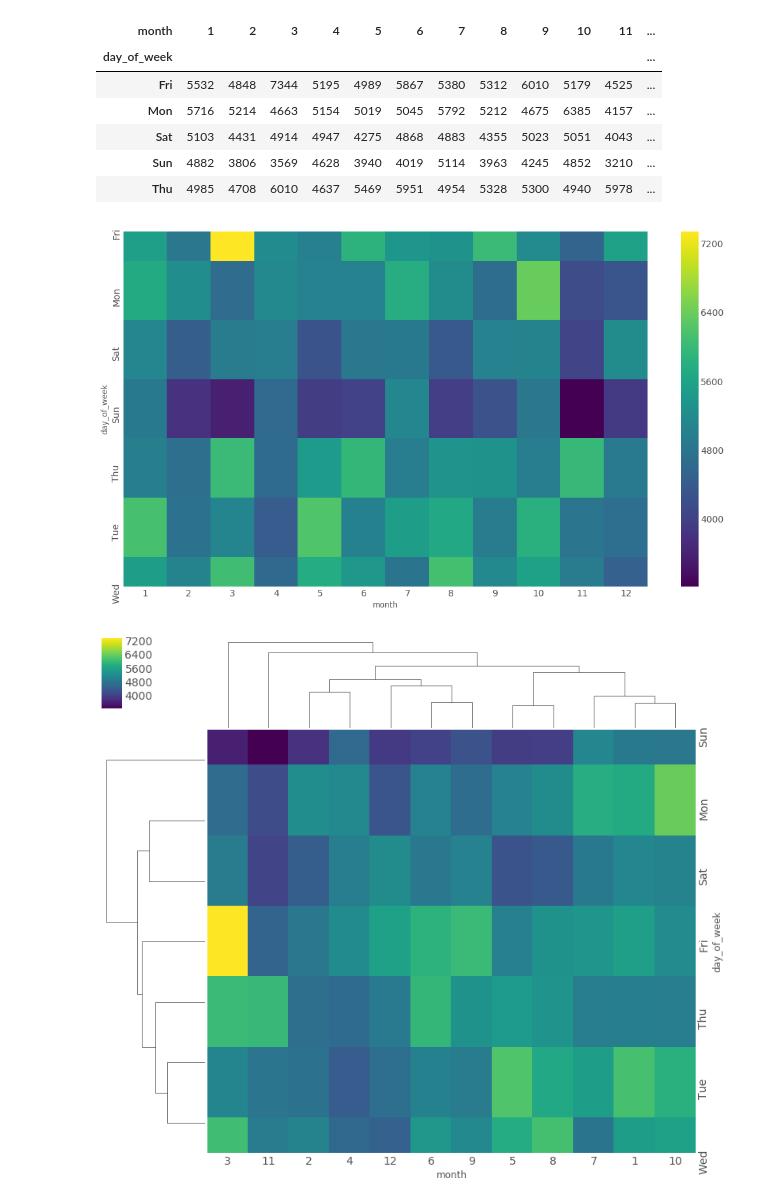
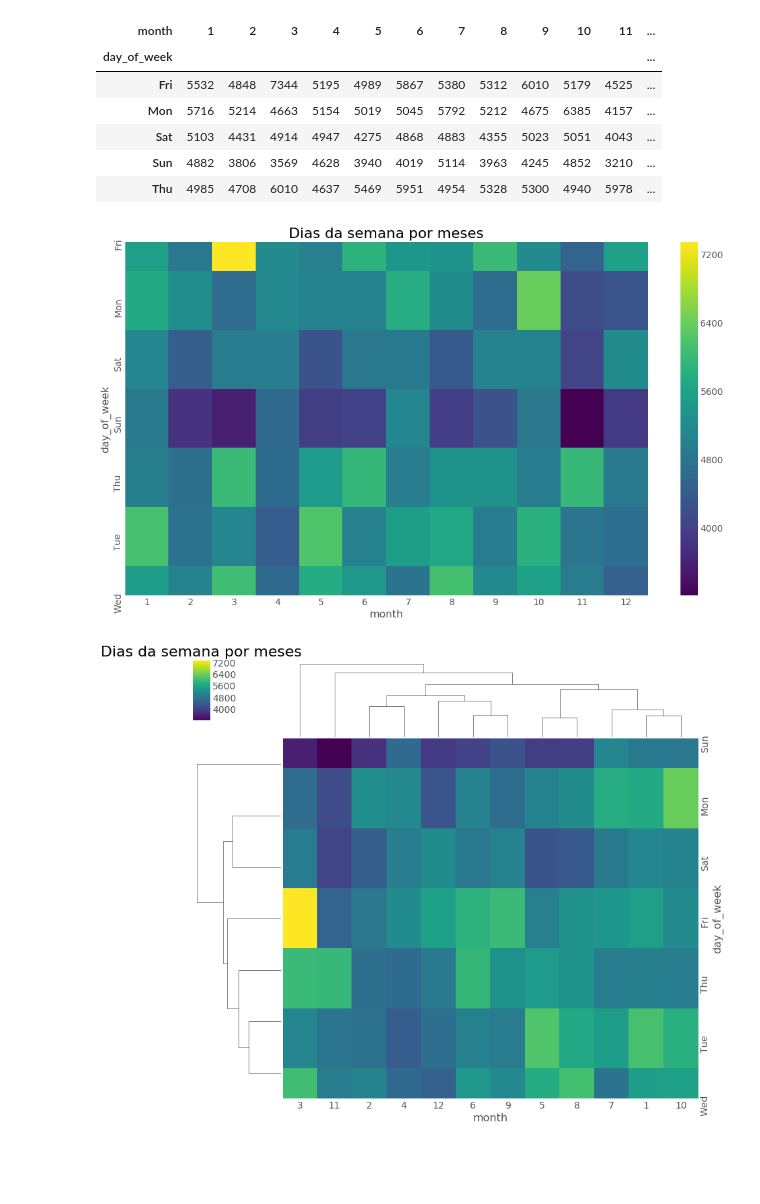
Before and after one commit to vitormeriat/machine-learning-studies, a Jupyter notebook: analysis/calls-911.ipynb, the cells around one changed output. Saved outputs shown, nothing was run; the diff lists cells and outputs as text; code cells hidden in the pictures; blank space fills up the shorter version.

```diff
--- a/analysis/calls-911.ipynb
+++ b/analysis/calls-911.ipynb
@@ -332,14 +332,16 @@ dayMonth.head()
 # %%
 plt.figure(figsize=(16,10))
 sns.heatmap(dayMonth,cmap='viridis')
+plt.title('Dias da semana por meses')
 plt.show()
 # %% [output]
-[figure, old version]
+[figure, new version]
 # %%
 sns.clustermap(dayMonth,cmap='viridis', figsize=(12, 12))
+plt.title('Dias da semana por meses')
 plt.show()
 # %% [output]
-[figure, old version]
+[figure, new version]
 # %%
 from matplotlib import pyplot as plt
 import numpy as np
```
Also changed, not shown: parts of 8 cells of this notebook.
